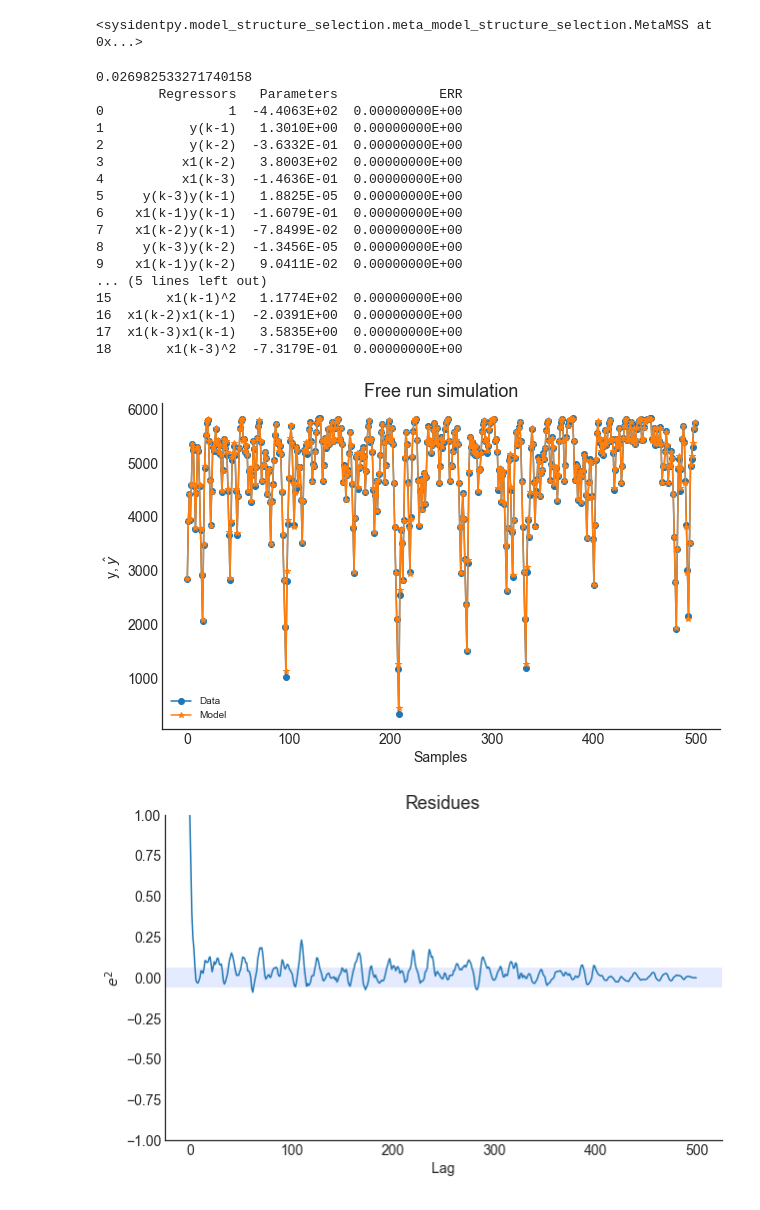
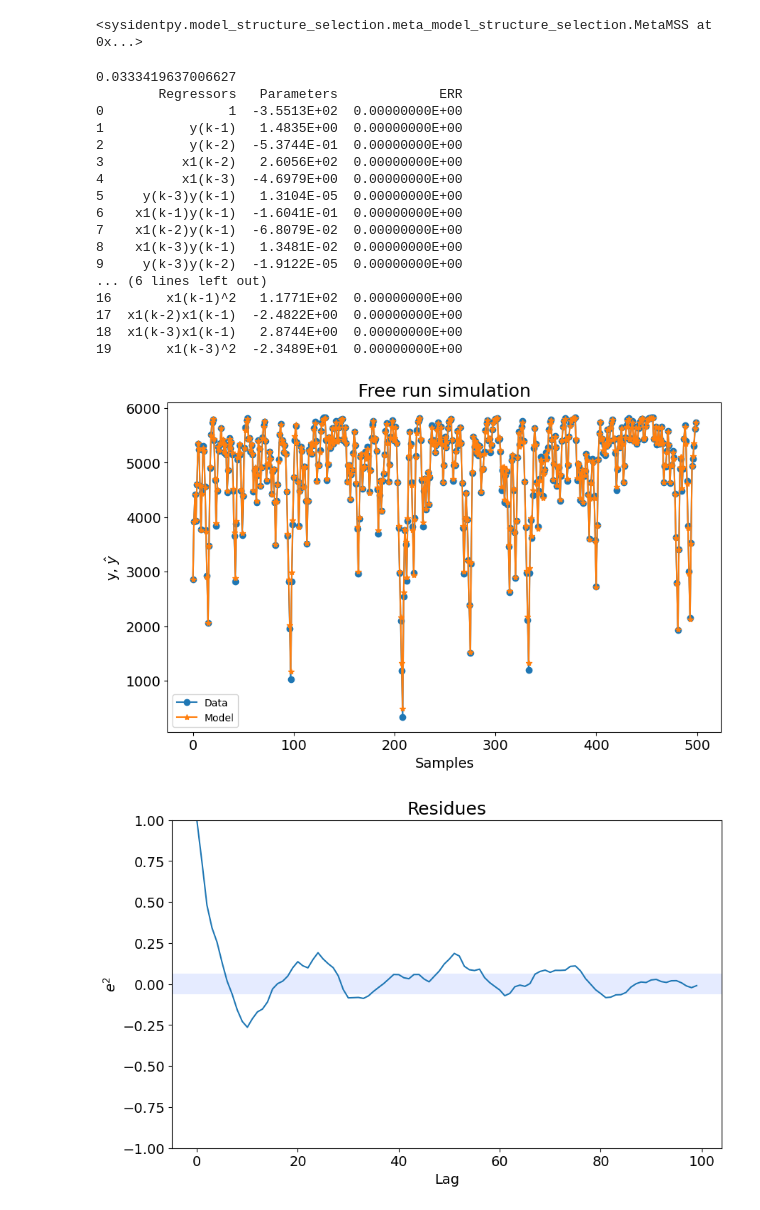
Before and after one commit to wilsonrljr/sysidentpy, a Jupyter notebook: docs/examples/metamss.ipynb, the cells around one changed output. Drawn from its saved outputs; the diff is of its cells as text; code cells hidden in the pictures.

Commit message:
updating docs with improved examples

```diff
--- a/docs/examples/metamss.ipynb
+++ b/docs/examples/metamss.ipynb
@@ -16,8 +16,8 @@ from sysidentpy.residues.residues_correlation import (
     compute_cross_correlation,
 )
 # %%
-df1 = pd.read_csv("examples/datasets/x_cc.csv")
-df2 = pd.read_csv("examples/datasets/y_cc.csv")
+df1 = pd.read_csv("./datasets/x_cc.csv")
+df2 = pd.read_csv("./datasets/y_cc.csv")
 
 df2[5000:80000].plot(figsize=(10, 4))
 # %% [output]
@@ -26,5 +33,8 @@ df2[5000:80000].plot(figsize=(10, 4))
 # %%
-# we will decimate the data using d=500 in this example
+
+x_train_meta, x_test_meta, x_validation_meta, _ = np.split(df1.iloc[::500].values, [400, 500, 1000])
+y_train_meta, y_test_meta, y_validation_meta, _ = np.split(df2.iloc[::500].values, [400, 500, 1000])
+
 x_train, x_test = np.split(df1.iloc[::500].values, 2)
 y_train, y_test = np.split(df2.iloc[::500].values, 2)
 # %%
@@ -43,7 +53,7 @@ model = MetaMSS(
     basis_function=basis_function,
     random_state=42,
 )
-model.fit(X=x_train, y=y_train, X_test=x_test, y_test=y_test)
+model.fit(X=x_train_meta, y=y_train_meta, X_test=x_validation_meta, y_test=y_validation_meta)
 # %% [output]
  You'll have to use MetaMSS(estimator=LeastSquares()) instead.
  The only change is that you'll have to define the estimator first instead of passing a string like 'least_squares'.
@@ -54,45 +64,45 @@ model.fit(X=x_train, y=y_train, X_test=x_test, y_test=y_test)
   warnings.warn(message, FutureWarning)
 <sysidentpy.model_structure_selection.meta_model_structure_selection.MetaMSS at 0x...>
 # %%
-yhat = model.predict(X=x_test, y=y_test, steps_ahead=None)
-rrse = root_relative_squared_error(y_test, yhat)
+yhat = model.predict(X=x_validation_meta, y=y_validation_meta, steps_ahead=None)
+rrse = root_relative_squared_error(y_validation_meta, yhat)
 print(rrse)
 
 r = pd.DataFrame(
     results(
         model.final_model,
         model.theta,
         model.err,
         model.n_terms,
         err_precision=8,
         dtype="sci",
     ),
     columns=["Regressors", "Parameters", "ERR"],
 )
 print(r)
 
-plot_results(y=y_test, yhat=yhat, n=1000)
-ee = compute_residues_autocorrelation(y_test, yhat)
+plot_results(y=y_validation_meta, yhat=yhat, n=1000)
+ee = compute_residues_autocorrelation(y_validation_meta, yhat)
 plot_residues_correlation(data=ee, title="Residues", ylabel="$e^2$")
-x1e = compute_cross_correlation(y_test, yhat, x_test)
+x1e = compute_cross_correlation(y_validation_meta, yhat, x_validation_meta)
 plot_residues_correlation(data=x1e, title="Residues", ylabel="$x_1e$")
 # %% [output]
-0.026982533271740158
+0.0333419637006627
         Regressors   Parameters             ERR
-0                1  -4.4063E+02  0.00000000E+00
-1           y(k-1)   1.3010E+00  0.00000000E+00
-2           y(k-2)  -3.6332E-01  0.00000000E+00
-3          x1(k-2)   3.8003E+02  0.00000000E+00
-4          x1(k-3)  -1.4636E-01  0.00000000E+00
-5     y(k-3)y(k-1)   1.8825E-05  0.00000000E+00
-6    x1(k-1)y(k-1)  -1.6079E-01  0.00000000E+00
-7    x1(k-2)y(k-1)  -7.8499E-02  0.00000000E+00
-8     y(k-3)y(k-2)  -1.3456E-05  0.00000000E+00
-9    x1(k-1)y(k-2)   9.0411E-02  0.00000000E+00
-... (5 lines left out)
-15       x1(k-1)^2   1.1774E+02  0.00000000E+00
-16  x1(k-2)x1(k-1)  -2.0391E+00  0.00000000E+00
-17  x1(k-3)x1(k-1)   3.5835E+00  0.00000000E+00
-18       x1(k-3)^2  -7.3179E-01  0.00000000E+00
+0                1  -3.5513E+02  0.00000000E+00
+1           y(k-1)   1.4835E+00  0.00000000E+00
+2           y(k-2)  -5.3744E-01  0.00000000E+00
+3          x1(k-2)   2.6056E+02  0.00000000E+00
+4          x1(k-3)  -4.6979E+00  0.00000000E+00
+5     y(k-3)y(k-1)   1.3104E-05  0.00000000E+00
+6    x1(k-1)y(k-1)  -1.6041E-01  0.00000000E+00
+7    x1(k-2)y(k-1)  -6.8079E-02  0.00000000E+00
+8    x1(k-3)y(k-1)   1.3481E-02  0.00000000E+00
+9     y(k-3)y(k-2)  -1.9122E-05  0.00000000E+00
+... (6 lines left out)
+16       x1(k-1)^2   1.1771E+02  0.00000000E+00
+17  x1(k-2)x1(k-1)  -2.4822E+00  0.00000000E+00
+18  x1(k-3)x1(k-1)   2.8744E+00  0.00000000E+00
+19       x1(k-3)^2  -2.3489E+01  0.00000000E+00
-[figure, old version]
+[figure, new version]
-[figure, old version]
+[figure, new version]
```
Also changed, not shown: parts of 7 cells of this notebook, 17 other files.
